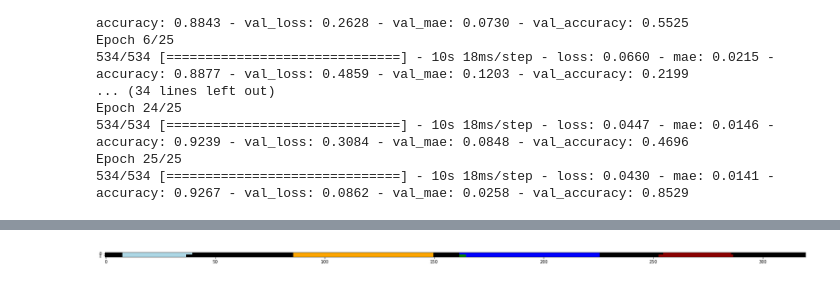
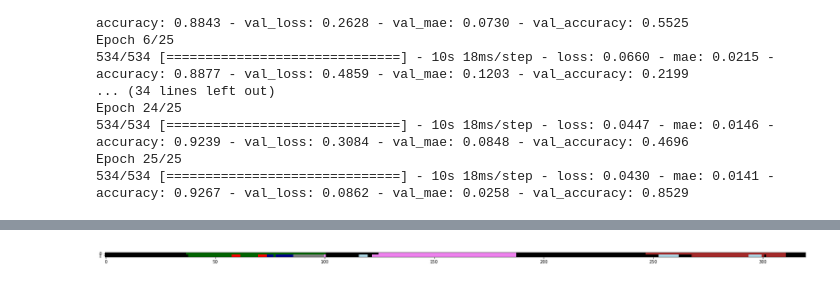
Before and after one commit to ajochim/bbdc2021, a Jupyter notebook: trainings/lessParameter_1d_unet_jannes.ipynb, the cells around one changed output, grey strips where cells are left out. Saved outputs shown, nothing was run; the diff lists cells and outputs as text; code cells hidden in the pictures.

```diff
--- a/trainings/lessParameter_1d_unet_jannes.ipynb
+++ b/trainings/lessParameter_1d_unet_jannes.ipynb
@@ -58,9 +60,9 @@ model.compile(optimizer='adam', loss='categorical_crossentropy', metrics=['mae',
 history = model.fit(X_train,Y_train, batch_size=15, epochs=7, validation_data=(X_validation, Y_validation))
 # %%
 #Mit Dice
-#opt = keras.optimizers.Adam(learning_rate=0.001)
-#model.compile(optimizer=opt, loss=bbdc.dice_loss, metrics=['mae', 'accuracy'])
-history = model.fit(X_train,Y_train, batch_size=15, epochs=25, validation_data=(np.array(X_validation), np.array(Y_validation)))
+opt = keras.optimizers.Adam(learning_rate=0.001)
+model.compile(optimizer=opt, loss=bbdc.dice_loss, metrics=['mae', 'accuracy'])
+history = model.fit(X_train,Y_train, batch_size=15, epochs=30, validation_data=(np.array(X_validation), np.array(Y_validation)))
 # %% [output]
 Epoch 1/25
 534/534 [==============================] - 9s 18ms/step - loss: 0.0824 - mae: 0.0270 - accuracy: 0.8597 - val_loss: 0.1570 - val_mae: 0.0491 - val_accuracy: 0.7272
@@ -103,3 +105,3 @@ plt.show()
 # %%
-prediction = model.predict(np.array(X_test))
+prediction = model.predict(X_test)
 discretePrediction = (prediction == prediction.max(axis=1)[:,None]).astype(int)
@@ -117,7 +108,7 @@ df.head()
 # %%
-bbdc.plotPredictionAndGT(Y_test, prediction, 1)
+bbdc.plotPredictionAndGT(Y_test, prediction, 0)
 # %% [output]
-[figure, old version]
+[figure, new version]
 # %%
 scores = model.evaluate(X_test, Y_test)
 # %% [output]
```
Also changed, not shown: parts of 8 cells of this notebook, 1 other file.
